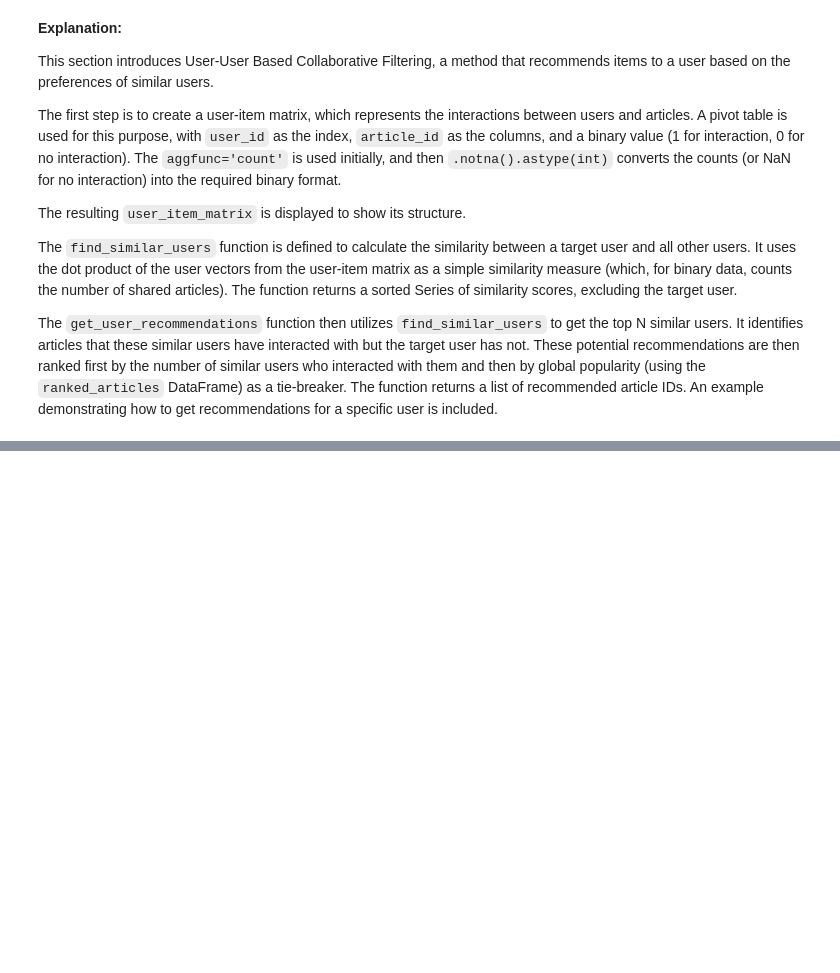
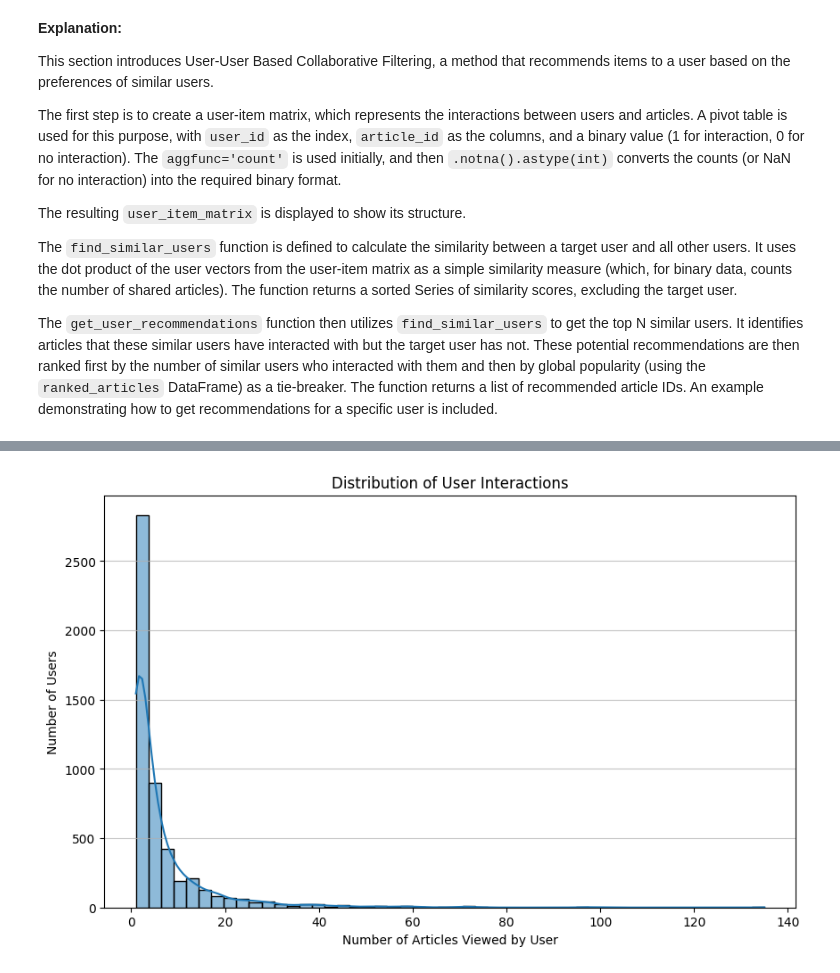
Before and after one commit to churamani2030dev/IBM_watson_studio_datascience, a Jupyter notebook: IBM_watson_studio_DS.ipynb, the cells around one changed output, grey strips where cells are left out. Drawn from its saved outputs; the diff is of its cells as text; code cells hidden in the pictures; blank space fills up the shorter version.

```diff
--- a/IBM_watson_studio_DS.ipynb
+++ b/IBM_watson_studio_DS.ipynb
@@ -2874,0 +3025,87 @@ The `get_user_recommendations` function then utilizes `find_similar_users` to ge
+# %%
+# Plot the distribution of user interactions
+def plot_user_interactions_distribution(user_article_counts):
+    """
+    Plots the distribution of the number of articles viewed by users.
+
+    Args:
+        user_article_counts (pd.Series): A pandas Series where the index is user IDs
+                                         and the values are the number of articles viewed by each user.
+    """
+    plt.figure(figsize=(10, 6))
+    sns.histplot(user_article_counts, bins=50, kde=True)
+    plt.title('Distribution of User Interactions')
+    plt.xlabel('Number of Articles Viewed by User')
+    plt.ylabel('Number of Users')
+    plt.grid(axis='y', alpha=0.75)
+    plt.show()
+
+# Plot the distribution of article views
+def plot_article_views_distribution(article_views):
+    """
+    Plots the distribution of the number of views per article.
+
+    Args:
+        article_views (pd.Series): A pandas Series where the index is article IDs
+                                   and the values are the number of views for each article.
+    """
+    plt.figure(figsize=(10, 6))
+    sns.histplot(article_views, bins=50, kde=True)
+    plt.title('Distribution of Article Views')
+    plt.xlabel('Number of Views per Article')
+    plt.ylabel('Number of Articles')
+    plt.grid(axis='y', alpha=0.75)
+    plt.show()
+
+
+# Analyze the number of unique articles each user has interacted with
+# Group by user_id and count the number of unique article_ids
+unique_articles_per_user = df_interactions.groupby('user_id')['article_id'].nunique()
+print("\nDistribution of unique articles viewed per user:")
+display(unique_articles_per_user.describe())
+# Plot the distribution of unique articles viewed per user
+plot_user_interactions_distribution(unique_articles_per_user)
+
+# Analyze the number of users who have interacted with each article
+# Group by article_id and count the number of unique user_ids
+users_per_article = df_interactions.groupby('article_id')['user_id'].nunique()
+print("\nDistribution of unique users who viewed each article:")
+display(users_per_article.describe())
+# Plot the distribution of unique users per article
+plot_article_views_distribution(users_per_article)
+
+# Calculate rubric metrics
+# user_article_interactions: total number of entries in df_interactions
+user_article_interactions = df_interactions.shape[0]
+
+# unique_articles: number of unique articles in df_interactions
+unique_articles_interactions = df_interactions['article_id'].nunique()
+
+# unique_users: number of unique users in df_interactions
+unique_users = df_interactions['user_id'].nunique()
+
+# total_articles: number of unique articles in df_articles
+total_articles = df_articles['article_id'].nunique()
+
+# max_views_by_user: The maximum number of user-article interactions by one user
+max_views_by_user = unique_articles_per_user.max()
+
+# max_views: The maximum number of views on one article
+max_views = users_per_article.max()
+
+# most_viewed_article_id: The article_id with the most views
+most_viewed_article_id = users_per_article.idxmax()
+
+# median_val: The median number of user-article interactions by one user
+median_val = unique_articles_per_user.median()
+
+print("\nRubric Metrics:")
+print(f"Total user-article interactions: {user_article_interactions}")
+print(f"Number of unique articles in interactions: {unique_articles_interactions}")
+print(f"Number of unique users: {unique_users}")
+print(f"Total number of articles (from articles_community.csv): {total_articles}")
+print(f"Maximum number of interactions by one user: {max_views_by_user}")
+print(f"Maximum number of views on one article: {max_views}")
+print(f"Most viewed article ID: {most_viewed_article_id}")
+print(f"Median number of interactions by a user: {median_val}")
+# %% [output]
@@ -2874,0 +3123 @@ The `get_user_recommendations` function then utilizes `find_similar_users` to ge
+[figure, added]
```
Also changed, not shown: parts of 20 cells of this notebook.
